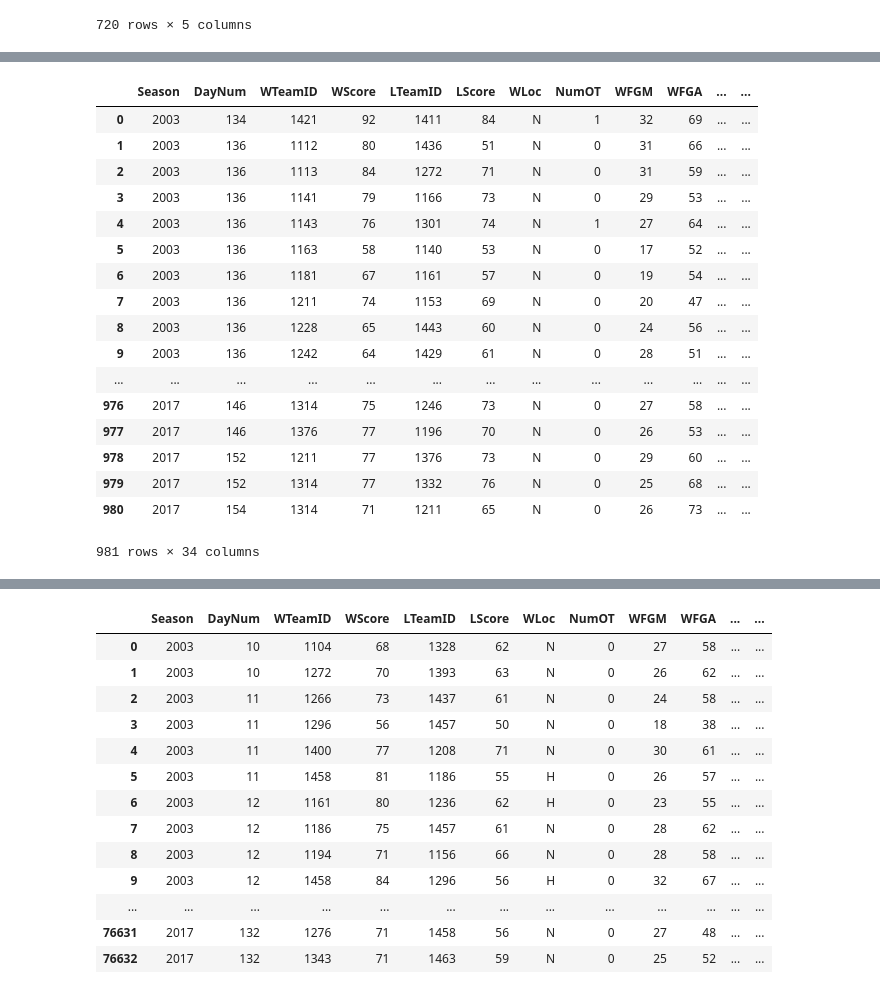
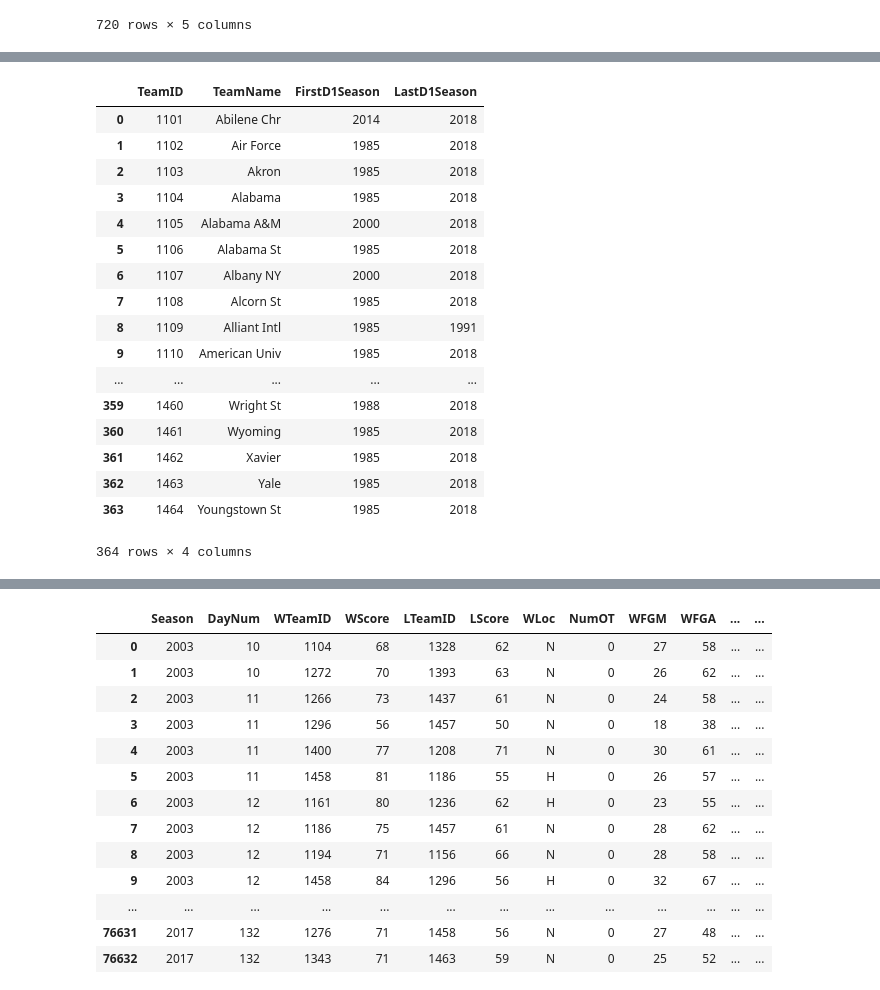
Before and after one commit to frankbreetz/Kaggle, a Jupyter notebook: Google Cloud & NCAA® ML Competition 2018-Men's/NCAA® ML Competition 2018-Men's.ipynb, the cells around one changed output, grey strips where cells are left out. Cells and saved outputs as stored; diff of their text form; code cells hidden in the pictures.

```diff
--- a/Google Cloud & NCAA® ML Competition 2018-Men's/NCAA® ML Competition 2018-Men's.ipynb
+++ b/Google Cloud & NCAA® ML Competition 2018-Men's/NCAA® ML Competition 2018-Men's.ipynb
@@ -224,21 +184,21 @@ events_2016
-# %%
-ncaa_tourney_detailed_results
-# %% [output]
-|  | Season | DayNum | WTeamID | WScore | LTeamID | LScore | WLoc | NumOT | WFGM | WFGA | ... | ... |
-| 0 | 2003 | 134 | 1421 | 92 | 1411 | 84 | N | 1 | 32 | 69 | ... | ... |
-| 1 | 2003 | 136 | 1112 | 80 | 1436 | 51 | N | 0 | 31 | 66 | ... | ... |
-| 2 | 2003 | 136 | 1113 | 84 | 1272 | 71 | N | 0 | 31 | 59 | ... | ... |
-| 3 | 2003 | 136 | 1141 | 79 | 1166 | 73 | N | 0 | 29 | 53 | ... | ... |
-| 4 | 2003 | 136 | 1143 | 76 | 1301 | 74 | N | 1 | 27 | 64 | ... | ... |
-| 5 | 2003 | 136 | 1163 | 58 | 1140 | 53 | N | 0 | 17 | 52 | ... | ... |
-| 6 | 2003 | 136 | 1181 | 67 | 1161 | 57 | N | 0 | 19 | 54 | ... | ... |
-| 7 | 2003 | 136 | 1211 | 74 | 1153 | 69 | N | 0 | 20 | 47 | ... | ... |
-| 8 | 2003 | 136 | 1228 | 65 | 1443 | 60 | N | 0 | 24 | 56 | ... | ... |
-| 9 | 2003 | 136 | 1242 | 64 | 1429 | 61 | N | 0 | 28 | 51 | ... | ... |
-| ... | ... | ... | ... | ... | ... | ... | ... | ... | ... | ... | ... | ... |
-| 976 | 2017 | 146 | 1314 | 75 | 1246 | 73 | N | 0 | 27 | 58 | ... | ... |
-| 977 | 2017 | 146 | 1376 | 77 | 1196 | 70 | N | 0 | 26 | 53 | ... | ... |
-| 978 | 2017 | 152 | 1211 | 77 | 1376 | 73 | N | 0 | 29 | 60 | ... | ... |
-| 979 | 2017 | 152 | 1314 | 77 | 1332 | 76 | N | 0 | 25 | 68 | ... | ... |
-| 980 | 2017 | 154 | 1314 | 71 | 1211 | 65 | N | 0 | 26 | 73 | ... | ... |
-981 rows × 34 columns
+# %%
+teams
+# %% [output]
+|  | TeamID | TeamName | FirstD1Season | LastD1Season |
+| 0 | 1101 | Abilene Chr | 2014 | 2018 |
+| 1 | 1102 | Air Force | 1985 | 2018 |
+| 2 | 1103 | Akron | 1985 | 2018 |
+| 3 | 1104 | Alabama | 1985 | 2018 |
+| 4 | 1105 | Alabama A&M | 2000 | 2018 |
+| 5 | 1106 | Alabama St | 1985 | 2018 |
+| 6 | 1107 | Albany NY | 2000 | 2018 |
+| 7 | 1108 | Alcorn St | 1985 | 2018 |
+| 8 | 1109 | Alliant Intl | 1985 | 1991 |
+| 9 | 1110 | American Univ | 1985 | 2018 |
+| ... | ... | ... | ... | ... |
+| 359 | 1460 | Wright St | 1988 | 2018 |
+| 360 | 1461 | Wyoming | 1985 | 2018 |
+| 361 | 1462 | Xavier | 1985 | 2018 |
+| 362 | 1463 | Yale | 1985 | 2018 |
+| 363 | 1464 | Youngstown St | 1985 | 2018 |
+364 rows × 4 columns
```
Also changed, not shown: parts of 10 cells of this notebook, 2 other files.
